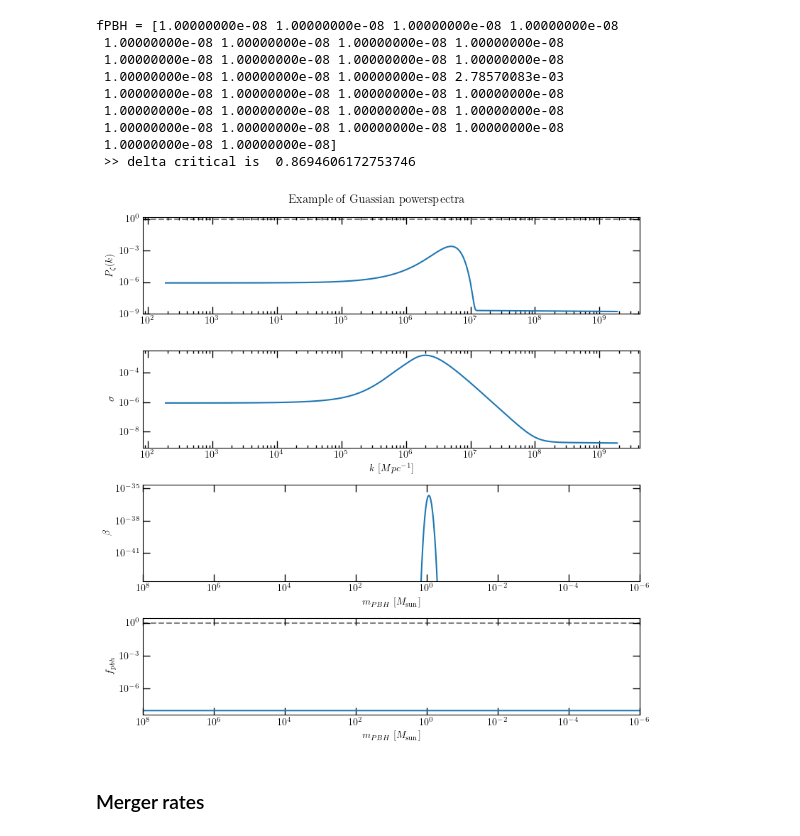
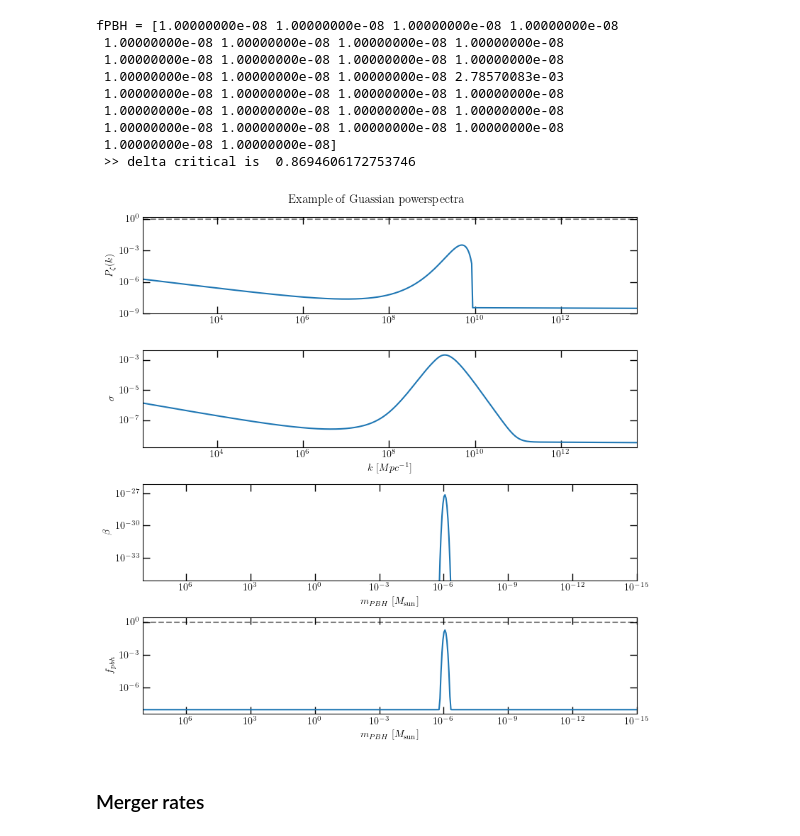
Before and after one commit to cjoana/LISA-PBH-WK, a Jupyter notebook: using_PrimBHoles.ipynb, the cells around one changed output. Cells and saved outputs as stored; diff of their text form; code cells hidden in the pictures.

```diff
--- a/using_PrimBHoles.ipynb
+++ b/using_PrimBHoles.ipynb
@@ -394,14 +446,24 @@ test = 0
 Msun = physics_units.m_sun
 
 ## Model A: Gaussian
-sig =  0.25
-As = 0.01*sig
-kp = 5e6
-PS_model = PowerSpectrum.gaussian(As=As, sigma=sig, kp=kp)
+# sig =  0.3
+# As = 0.01*sig
+# kp = 5e9
+# PS_model = PowerSpectrum.gaussian(As=As, sigma=sig, kp=kp)
 
 ## Model B : axion_gauge
 # PS_model = PowerSpectrum.axion_gauge()
 # PS_model = PowerSpectrum.axion_gauge(As=As, sigma=sig, kp=kp)
+
+## Model C : multi_field
+kf = 5e9             # scale H-crossing at sharp turn  [mpc^-1]
+P0 = 2e-9 * 0.5739895427438906    # Amplitude Pk in absence of transient instability
+eta = 3.             # TODO: check value
+delta = 2.5          # TODO: check value
+kp = kf
+PS_model = PowerSpectrum.multifield()
+PS_model = PowerSpectrum.multifield(kf=kf, eta=eta, delta=delta)
+
 
 ## Select with vacuum
 PS_func =  PS_model.PS_plus_vacuum        # This is the default to calculate sigma and fPBH
@@ -411,7 +473,7 @@ a = primbholes(ps_function = PS_func, threshold_method="standard")    # a = CLAS
 # a = primbholes(ps_function = PS_func, threshold_method="ShapePrescription")   # a = CLASSabundances(ps_function = PS_func, threshold_method="ShapePrescription")
 
 ## Params range:
-mass = 10**np.linspace(-6,8, 500)  #* Msun
+mass = 10**np.linspace(-15,8, 500)  #* Msun
 floor = 1e-8
 
 # Compute quantities
@@ -433,38 +495,40 @@ ax.set_yscale("log")
 ax.set_ylabel(r"$P_\zeta(k)$")
 ax.set_ylim(1e-9, 1.5)
 ax.axhline(1, color="k", ls="--", alpha=0.5)
+ax.set_xlim(min(kk), max(kk))
 
 
 ax = axs[1]
 ax.plot(kk, sigma)
 ax.set_xscale("log")
 ax.set_yscale("log")
 ax.set_ylabel(r"$\sigma$")
 ax.set_xlabel(r"$k\ [Mpc^{-1}]$")
+ax.set_xlim(min(kk), max(kk))
 
 ax = axs[2]
 ax.plot(mass, beta)
 ax.set_xscale("log")
 ax.set_yscale("log")
 ax.set_ylabel(r"$\beta$")
 ax.set_xlabel(r"$m_{PBH}\ [M_{\rm sun}]$")
 ax.set_xlim(max(mass), min(mass))
 ax.set_ylim(beta.max()*1e-8, beta.max()*10)
 
 ax = axs[3]
 ax.plot(mass, fpbh)
 ax.axhline(1, color="k", ls="--", alpha=0.5)
 ax.set_xscale("log")
 ax.set_yscale("log")
 ax.set_ylabel(r"$f_{pbh}$")
 ax.set_xlabel(r"$m_{PBH}\ [M_{\rm sun}]$")
 ax.set_xlim(max(mass), min(mass))
 
 plt.tight_layout()
 # plt.savefig(PLOTSPATH + "/example_abundances.png")
 # plt.show()
 # %% [output]
-[figure, old version]
+[figure, new version]
 # %% [markdown]
 ### Merger rates
 # %%
```
Also changed, not shown: parts of 3 cells of this notebook, 10 other files.
